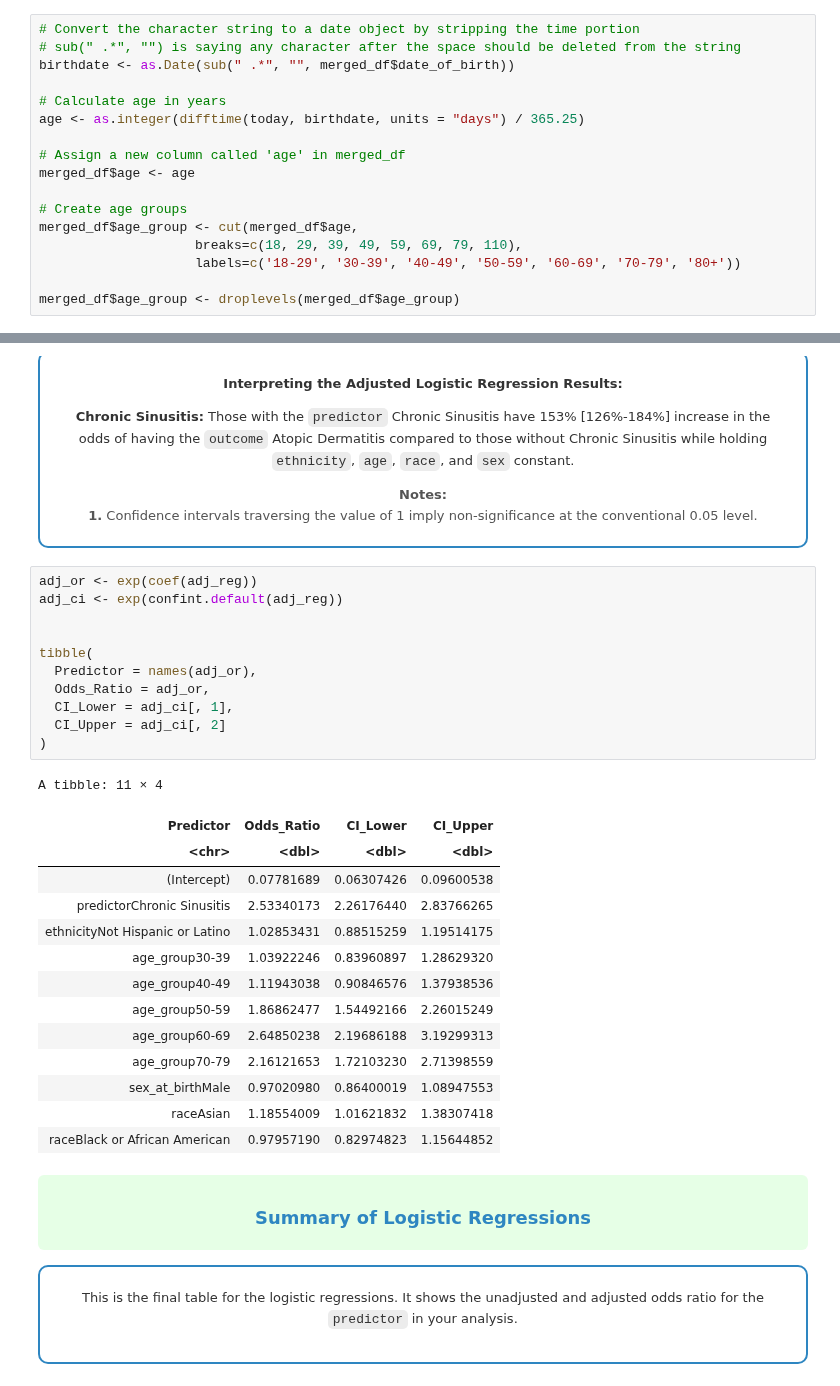
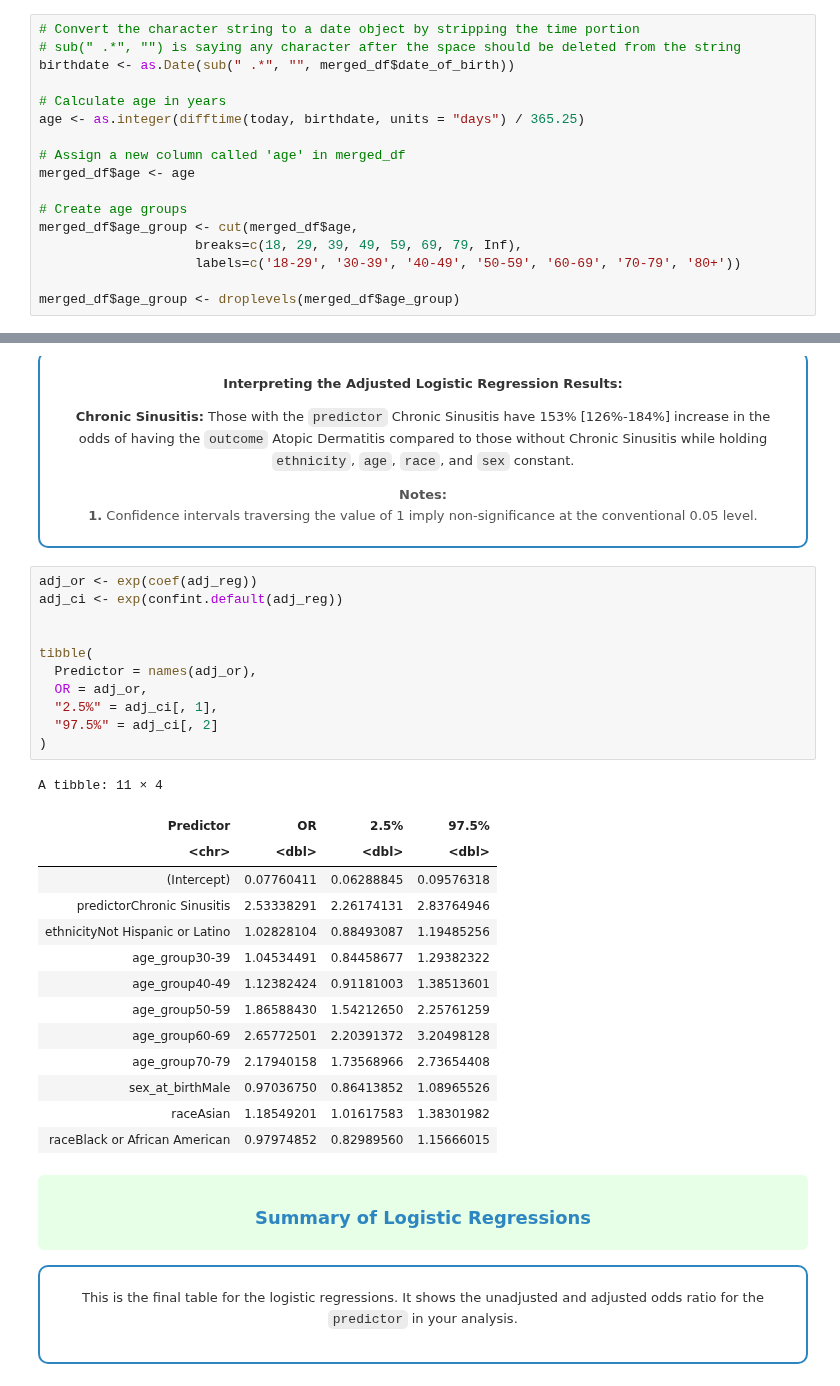
Before and after one commit to AlexisCenname/HSLSCodeTemplates, a Jupyter notebook: R-Association-SyntheticData.ipynb, the cells around one changed output, grey strips where cells are left out. Cells and saved outputs as stored; diff of their text form.

```diff
--- a/R-Association-SyntheticData.ipynb
+++ b/R-Association-SyntheticData.ipynb
@@ -482,7 +482,7 @@ merged_df$age <- age
 
 # Create age groups
 merged_df$age_group <- cut(merged_df$age,
-                    breaks=c(18, 29, 39, 49, 59, 69, 79, 110),
+                    breaks=c(18, 29, 39, 49, 59, 69, 79, Inf),
                     labels=c('18-29', '30-39', '40-49', '50-59', '60-69', '70-79', '80+'))
 
 merged_df$age_group <- droplevels(merged_df$age_group)
@@ -1011,29 +1011,29 @@ A anova: 2 × 5
 # %%
 adj_or <- exp(coef(adj_reg))
 adj_ci <- exp(confint.default(adj_reg))
 
 
 tibble(
   Predictor = names(adj_or),
-  Odds_Ratio = adj_or,
-  CI_Lower = adj_ci[, 1],
-  CI_Upper = adj_ci[, 2]
+  OR = adj_or,
+  "2.5%" = adj_ci[, 1],
+  "97.5%" = adj_ci[, 2]
 )
 # %% [output]
 A tibble: 11 × 4
-| Predictor | Odds_Ratio | CI_Lower | CI_Upper |
+| Predictor | OR | 2.5% | 97.5% |
 | <chr> | <dbl> | <dbl> | <dbl> |
-| (Intercept) | 0.07781689 | 0.06307426 | 0.09600538 |
-| predictorChronic Sinusitis | 2.53340173 | 2.26176440 | 2.83766265 |
-| ethnicityNot Hispanic or Latino | 1.02853431 | 0.88515259 | 1.19514175 |
-| age_group30-39 | 1.03922246 | 0.83960897 | 1.28629320 |
-| age_group40-49 | 1.11943038 | 0.90846576 | 1.37938536 |
-| age_group50-59 | 1.86862477 | 1.54492166 | 2.26015249 |
-| age_group60-69 | 2.64850238 | 2.19686188 | 3.19299313 |
-| age_group70-79 | 2.16121653 | 1.72103230 | 2.71398559 |
-| sex_at_birthMale | 0.97020980 | 0.86400019 | 1.08947553 |
-| raceAsian | 1.18554009 | 1.01621832 | 1.38307418 |
-| raceBlack or African American | 0.97957190 | 0.82974823 | 1.15644852 |
+| (Intercept) | 0.07760411 | 0.06288845 | 0.09576318 |
+| predictorChronic Sinusitis | 2.53338291 | 2.26174131 | 2.83764946 |
+| ethnicityNot Hispanic or Latino | 1.02828104 | 0.88493087 | 1.19485256 |
+| age_group30-39 | 1.04534491 | 0.84458677 | 1.29382322 |
+| age_group40-49 | 1.12382424 | 0.91181003 | 1.38513601 |
+| age_group50-59 | 1.86588430 | 1.54212650 | 2.25761259 |
+| age_group60-69 | 2.65772501 | 2.20391372 | 3.20498128 |
+| age_group70-79 | 2.17940158 | 1.73568966 | 2.73654408 |
+| sex_at_birthMale | 0.97036750 | 0.86413852 | 1.08965526 |
+| raceAsian | 1.18549201 | 1.01617583 | 1.38301982 |
+| raceBlack or African American | 0.97974852 | 0.82989560 | 1.15666015 |
 # %% [markdown]
 <div style="text-align: center; margin-bottom: 15px; background-color: #E6FFE6; padding: 6px; border-radius: 6px;">
 <a id='section_12_2_3'></a>
```
Also changed, not shown: parts of 12 cells of this notebook, 1 other file.
